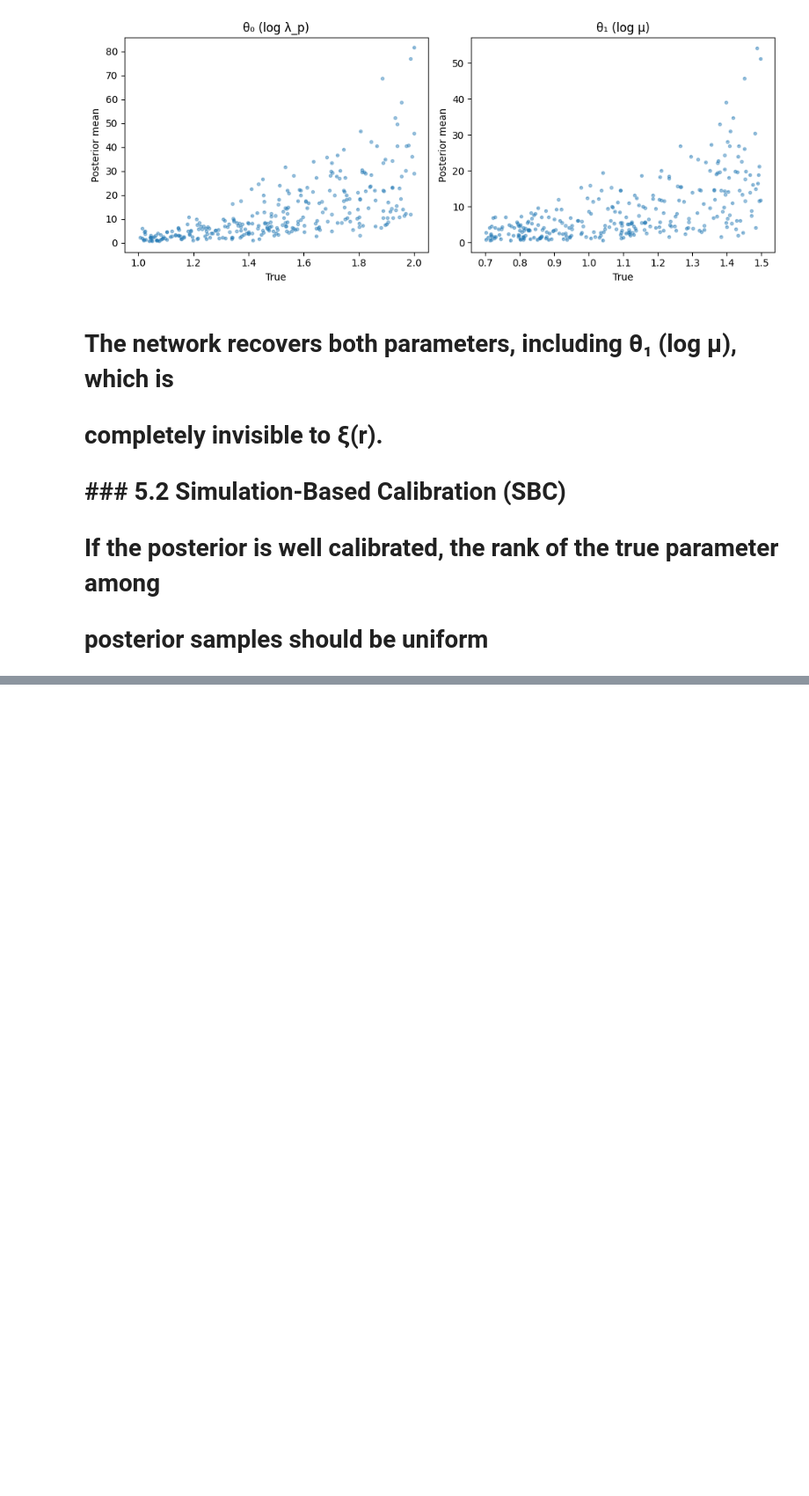
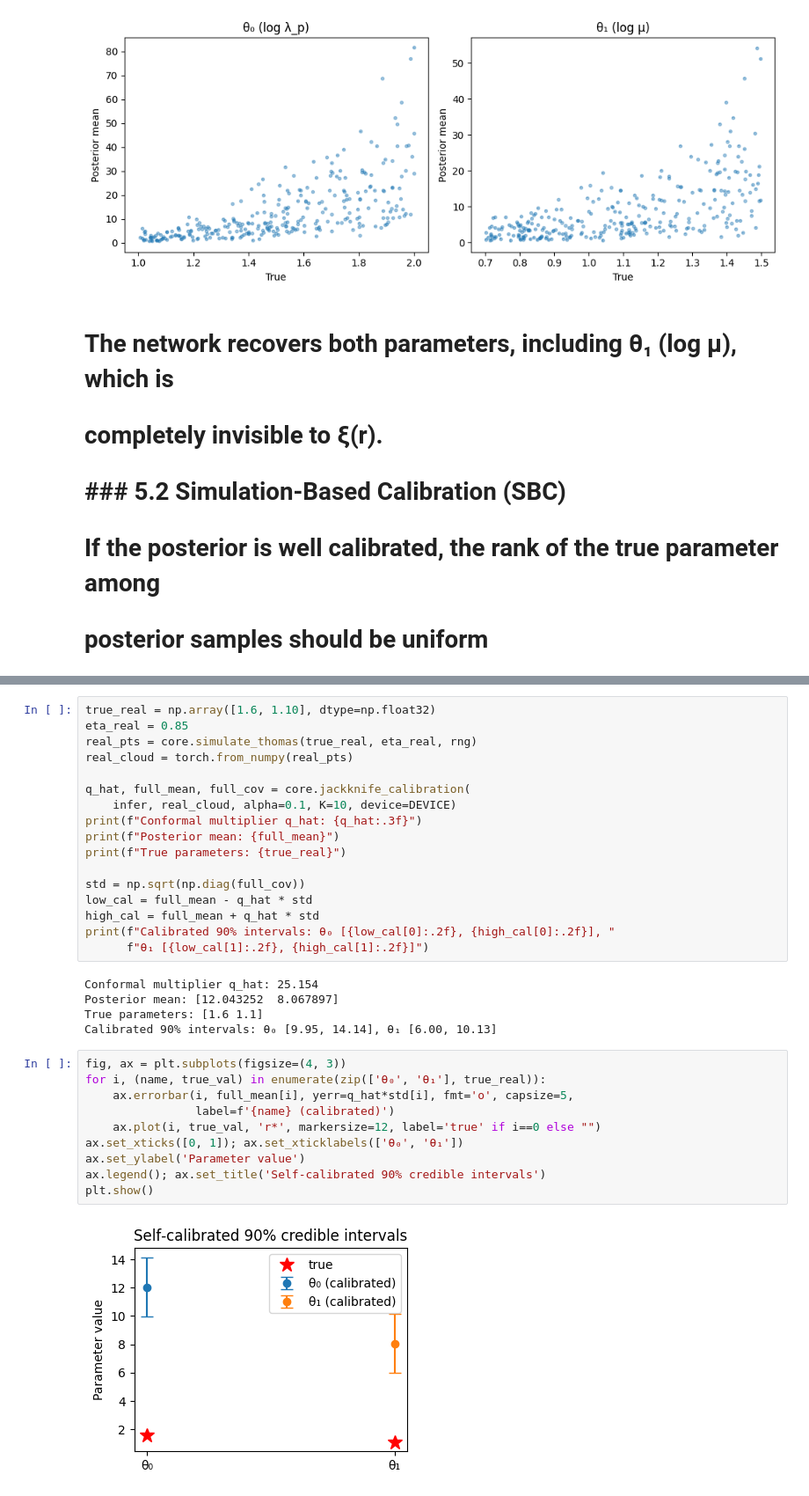
Before and after one commit to mazapataa/NNbasic, a Jupyter notebook: final_project/poc_notebook.ipynb, the cells around one changed output, grey strips where cells are left out. Shown at 88% size. Saved outputs shown, nothing was run; the diff lists cells and outputs as text; blank space fills up the shorter version.

```diff
--- a/final_project/poc_notebook.ipynb
+++ b/final_project/poc_notebook.ipynb
@@ -171,0 +215,34 @@ plt.tight_layout(); plt.show()
+# %%
+true_real = np.array([1.6, 1.10], dtype=np.float32)
+eta_real = 0.85
+real_pts = core.simulate_thomas(true_real, eta_real, rng)
+real_cloud = torch.from_numpy(real_pts)
+
+q_hat, full_mean, full_cov = core.jackknife_calibration(
+    infer, real_cloud, alpha=0.1, K=10, device=DEVICE)
+print(f"Conformal multiplier q_hat: {q_hat:.3f}")
+print(f"Posterior mean: {full_mean}")
+print(f"True parameters: {true_real}")
+
+std = np.sqrt(np.diag(full_cov))
+low_cal = full_mean - q_hat * std
+high_cal = full_mean + q_hat * std
+print(f"Calibrated 90% intervals: θ₀ [{low_cal[0]:.2f}, {high_cal[0]:.2f}], "
+      f"θ₁ [{low_cal[1]:.2f}, {high_cal[1]:.2f}]")
+# %% [output]
+Conformal multiplier q_hat: 25.154
+Posterior mean: [12.043252  8.067897]
+True parameters: [1.6 1.1]
+Calibrated 90% intervals: θ₀ [9.95, 14.14], θ₁ [6.00, 10.13]
+# %%
+fig, ax = plt.subplots(figsize=(4, 3))
+for i, (name, true_val) in enumerate(zip(['θ₀', 'θ₁'], true_real)):
+    ax.errorbar(i, full_mean[i], yerr=q_hat*std[i], fmt='o', capsize=5,
+                label=f'{name} (calibrated)')
+    ax.plot(i, true_val, 'r*', markersize=12, label='true' if i==0 else "")
+ax.set_xticks([0, 1]); ax.set_xticklabels(['θ₀', 'θ₁'])
+ax.set_ylabel('Parameter value')
+ax.legend(); ax.set_title('Self‑calibrated 90% credible intervals')
+plt.show()
+# %% [output]
+[figure, added]
```
Also changed, not shown: parts of 7 cells of this notebook.
